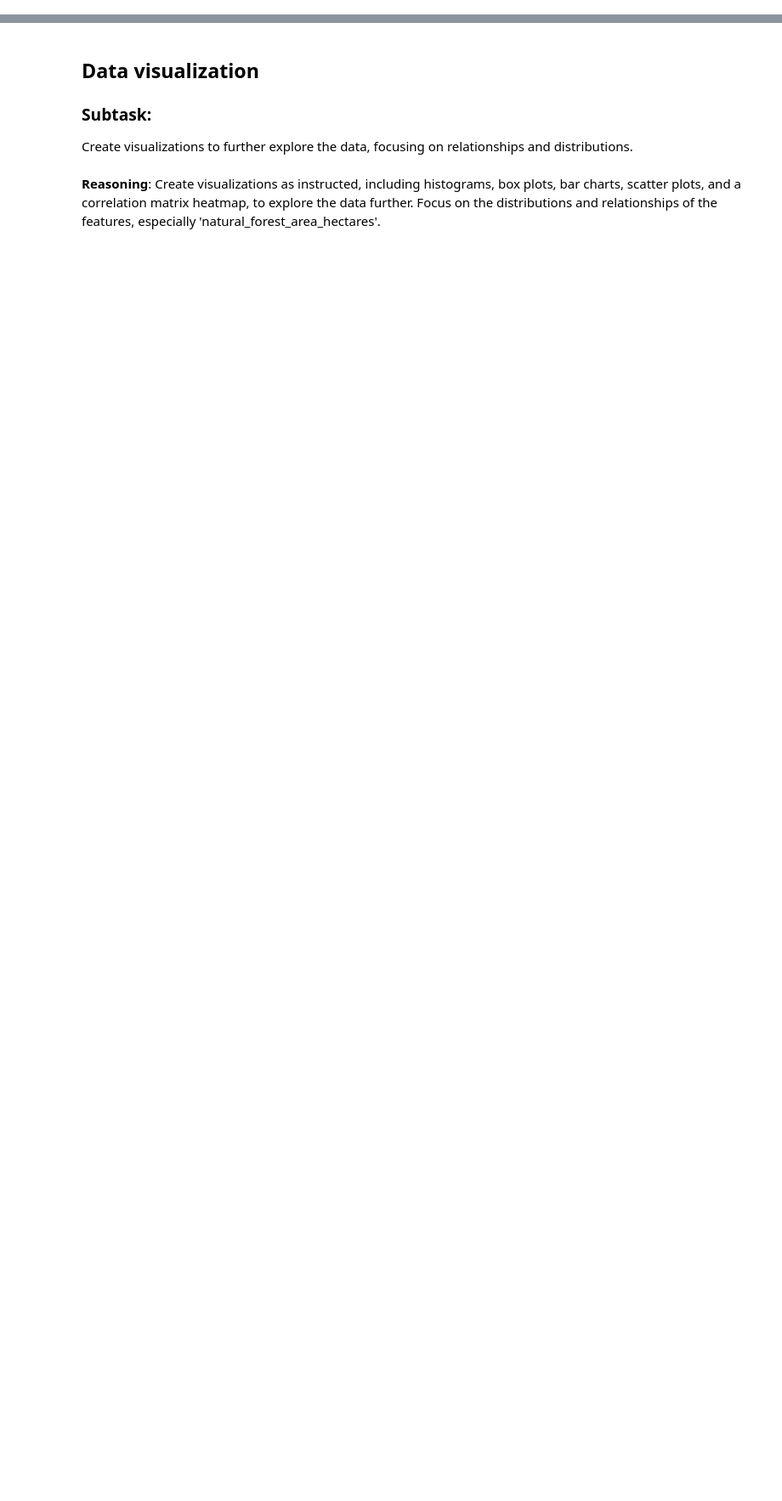
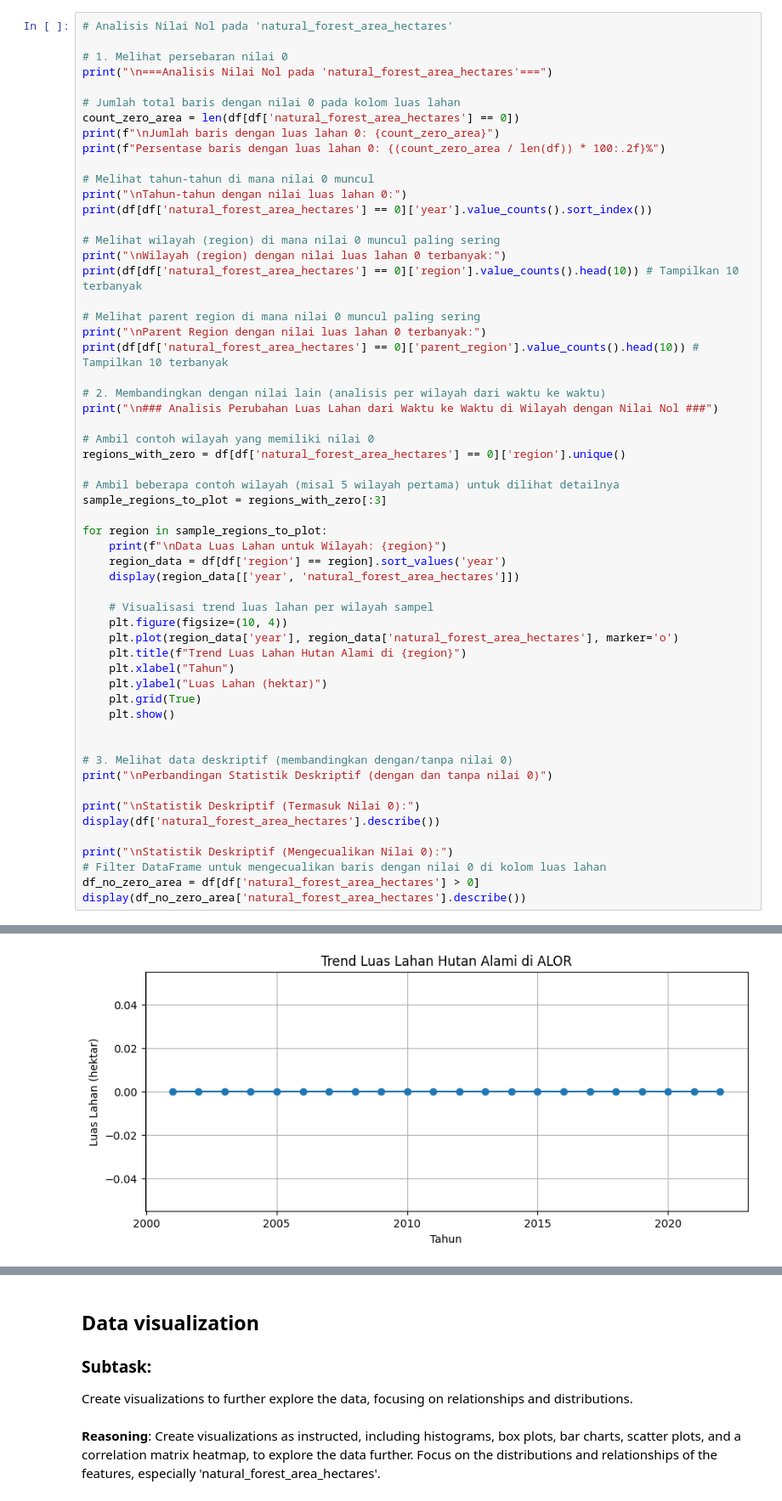
Before and after one commit to bintangfikrif/Unnamed-Final_Project, a Jupyter notebook: main.ipynb, the cells around one changed output, grey strips where cells are left out. Shown at 85% size. Saved outputs shown, nothing was run; the diff lists cells and outputs as text; blank space fills up the shorter version.

```diff
--- a/main.ipynb
+++ b/main.ipynb
@@ -79,0 +178,58 @@ The previous code block failed due to a `ValueError` when calculating the correl
+# %%
+# Analisis Nilai Nol pada 'natural_forest_area_hectares'
+
+# 1. Melihat persebaran nilai 0
+print("\n===Analisis Nilai Nol pada 'natural_forest_area_hectares'===")
+
+# Jumlah total baris dengan nilai 0 pada kolom luas lahan
+count_zero_area = len(df[df['natural_forest_area_hectares'] == 0])
+print(f"\nJumlah baris dengan luas lahan 0: {count_zero_area}")
+print(f"Persentase baris dengan luas lahan 0: {(count_zero_area / len(df)) * 100:.2f}%")
+
+# Melihat tahun-tahun di mana nilai 0 muncul
+print("\nTahun-tahun dengan nilai luas lahan 0:")
+print(df[df['natural_forest_area_hectares'] == 0]['year'].value_counts().sort_index())
+
+# Melihat wilayah (region) di mana nilai 0 muncul paling sering
+print("\nWilayah (region) dengan nilai luas lahan 0 terbanyak:")
+print(df[df['natural_forest_area_hectares'] == 0]['region'].value_counts().head(10)) # Tampilkan 10 terbanyak
+
+# Melihat parent region di mana nilai 0 muncul paling sering
+print("\nParent Region dengan nilai luas lahan 0 terbanyak:")
+print(df[df['natural_forest_area_hectares'] == 0]['parent_region'].value_counts().head(10)) # Tampilkan 10 terbanyak
+
+# 2. Membandingkan dengan nilai lain (analisis per wilayah dari waktu ke waktu)
+print("\n### Analisis Perubahan Luas Lahan dari Waktu ke Waktu di Wilayah dengan Nilai Nol ###")
+
+# Ambil contoh wilayah yang memiliki nilai 0
+regions_with_zero = df[df['natural_forest_area_hectares'] == 0]['region'].unique()
+
+# Ambil beberapa contoh wilayah (misal 5 wilayah pertama) untuk dilihat detailnya
+sample_regions_to_plot = regions_with_zero[:3]
+
+for region in sample_regions_to_plot:
+    print(f"\nData Luas Lahan untuk Wilayah: {region}")
+    region_data = df[df['region'] == region].sort_values('year')
+    display(region_data[['year', 'natural_forest_area_hectares']])
+
+    # Visualisasi trend luas lahan per wilayah sampel
+    plt.figure(figsize=(10, 4))
+    plt.plot(region_data['year'], region_data['natural_forest_area_hectares'], marker='o')
+    plt.title(f"Trend Luas Lahan Hutan Alami di {region}")
+    plt.xlabel("Tahun")
+    plt.ylabel("Luas Lahan (hektar)")
+    plt.grid(True)
+    plt.show()
+
+
+# 3. Melihat data deskriptif (membandingkan dengan/tanpa nilai 0)
+print("\nPerbandingan Statistik Deskriptif (dengan dan tanpa nilai 0)")
+
+print("\nStatistik Deskriptif (Termasuk Nilai 0):")
+display(df['natural_forest_area_hectares'].describe())
+
+print("\nStatistik Deskriptif (Mengecualikan Nilai 0):")
+# Filter DataFrame untuk mengecualikan baris dengan nilai 0 di kolom luas lahan
+df_no_zero_area = df[df['natural_forest_area_hectares'] > 0]
+display(df_no_zero_area['natural_forest_area_hectares'].describe())
+# %% [output]
@@ -79,0 +270 @@ The previous code block failed due to a `ValueError` when calculating the correl
+[figure, added]
```
Also changed, not shown: parts of 18 cells of this notebook.
